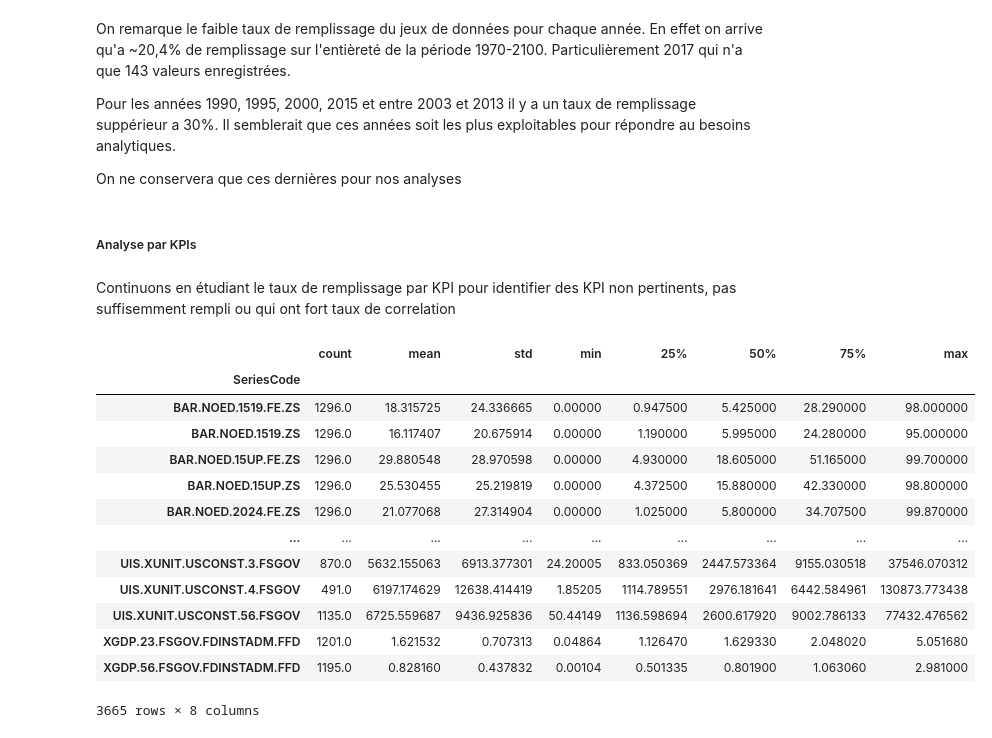
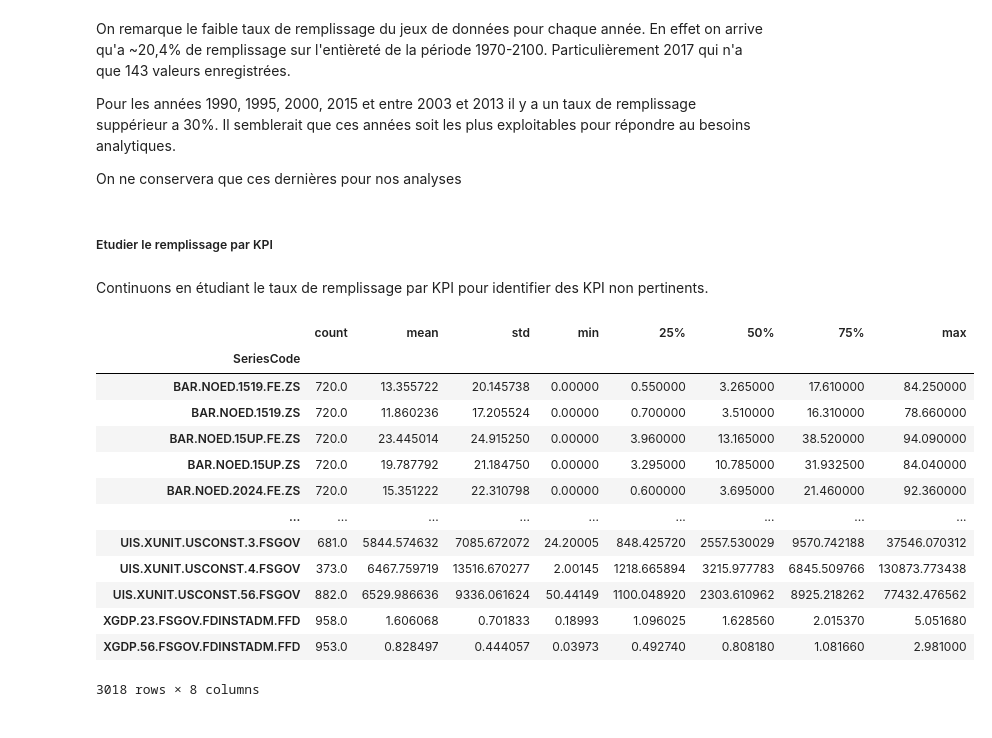
Before and after one commit to PAANNO/OPC-Data_Engineer, a Jupyter notebook: OPC2-Analysez les données de systèmes éducatifs/notebooks/Analyse des données.ipynb, the cells around one changed output. Drawn from its saved outputs; the diff is of its cells as text; code cells hidden in the pictures.

Commit message:
Analyse axée métier pour filtrer les KPIs

```diff
--- a/OPC2-Analysez les données de systèmes éducatifs/notebooks/Analyse des données.ipynb
+++ b/OPC2-Analysez les données de systèmes éducatifs/notebooks/Analyse des données.ipynb
@@ -509,35 +509,34 @@ country_kpi_relevant = country_kpi_dfs["data"][['CountryCode', 'SeriesCode'] + [
 future_years = [str(year) for year in range(2020, 2101) if str(year) in country_kpi_dfs["data"].columns]
 projected_data = country_kpi_dfs["data"].loc[:, ['CountryCode', 'SeriesCode'] + future_years]
 # %% [markdown]
-##### Analyse par KPIs
+##### Etudier le remplissage par KPI
 # %% [markdown]
-Continuons en étudiant le taux de remplissage par KPI pour identifier des KPI non pertinents, pas suffisemment rempli ou qui ont fort taux de correlation
+Continuons en étudiant le taux de remplissage par KPI pour identifier des KPI non pertinents.
 # %%
 # Passage en format long pour analyse des KPI
-year_cols = rl_dfs["data"].loc[:, '1970':'2100'].columns
-long_data_df = rl_dfs["data"].melt(
+long_data_df = country_kpi_relevant.melt(
     id_vars=["CountryCode", "SeriesCode"],
-    value_vars=year_cols,
+    value_vars=[str(year) for year in relevent_years],
     var_name="Year",
     value_name="Value"
 )
 
 long_data_df.groupby("SeriesCode")["Value"].describe()
 # %% [output]
 |  | count | mean | std | min | 25% | 50% | 75% | max |
 | SeriesCode |  |  |  |  |  |  |  |  |
-| BAR.NOED.1519.FE.ZS | 1296.0 | 18.315725 | 24.336665 | 0.00000 | 0.947500 | 5.425000 | 28.290000 | 98.000000 |
-| BAR.NOED.1519.ZS | 1296.0 | 16.117407 | 20.675914 | 0.00000 | 1.190000 | 5.995000 | 24.280000 | 95.000000 |
-| BAR.NOED.15UP.FE.ZS | 1296.0 | 29.880548 | 28.970598 | 0.00000 | 4.930000 | 18.605000 | 51.165000 | 99.700000 |
-| BAR.NOED.15UP.ZS | 1296.0 | 25.530455 | 25.219819 | 0.00000 | 4.372500 | 15.880000 | 42.330000 | 98.800000 |
-| BAR.NOED.2024.FE.ZS | 1296.0 | 21.077068 | 27.314904 | 0.00000 | 1.025000 | 5.800000 | 34.707500 | 99.870000 |
+| BAR.NOED.1519.FE.ZS | 720.0 | 13.355722 | 20.145738 | 0.00000 | 0.550000 | 3.265000 | 17.610000 | 84.250000 |
+| BAR.NOED.1519.ZS | 720.0 | 11.860236 | 17.205524 | 0.00000 | 0.700000 | 3.510000 | 16.310000 | 78.660000 |
+| BAR.NOED.15UP.FE.ZS | 720.0 | 23.445014 | 24.915250 | 0.00000 | 3.960000 | 13.165000 | 38.520000 | 94.090000 |
+| BAR.NOED.15UP.ZS | 720.0 | 19.787792 | 21.184750 | 0.00000 | 3.295000 | 10.785000 | 31.932500 | 84.040000 |
+| BAR.NOED.2024.FE.ZS | 720.0 | 15.351222 | 22.310798 | 0.00000 | 0.600000 | 3.695000 | 21.460000 | 92.360000 |
 | ... | ... | ... | ... | ... | ... | ... | ... | ... |
-| UIS.XUNIT.USCONST.3.FSGOV | 870.0 | 5632.155063 | 6913.377301 | 24.20005 | 833.050369 | 2447.573364 | 9155.030518 | 37546.070312 |
-| UIS.XUNIT.USCONST.4.FSGOV | 491.0 | 6197.174629 | 12638.414419 | 1.85205 | 1114.789551 | 2976.181641 | 6442.584961 | 130873.773438 |
-| UIS.XUNIT.USCONST.56.FSGOV | 1135.0 | 6725.559687 | 9436.925836 | 50.44149 | 1136.598694 | 2600.617920 | 9002.786133 | 77432.476562 |
-| XGDP.23.FSGOV.FDINSTADM.FFD | 1201.0 | 1.621532 | 0.707313 | 0.04864 | 1.126470 | 1.629330 | 2.048020 | 5.051680 |
-| XGDP.56.FSGOV.FDINSTADM.FFD | 1195.0 | 0.828160 | 0.437832 | 0.00104 | 0.501335 | 0.801900 | 1.063060 | 2.981000 |
+| UIS.XUNIT.USCONST.3.FSGOV | 681.0 | 5844.574632 | 7085.672072 | 24.20005 | 848.425720 | 2557.530029 | 9570.742188 | 37546.070312 |
+| UIS.XUNIT.USCONST.4.FSGOV | 373.0 | 6467.759719 | 13516.670277 | 2.00145 | 1218.665894 | 3215.977783 | 6845.509766 | 130873.773438 |
+| UIS.XUNIT.USCONST.56.FSGOV | 882.0 | 6529.986636 | 9336.061624 | 50.44149 | 1100.048920 | 2303.610962 | 8925.218262 | 77432.476562 |
+| XGDP.23.FSGOV.FDINSTADM.FFD | 958.0 | 1.606068 | 0.701833 | 0.18993 | 1.096025 | 1.628560 | 2.015370 | 5.051680 |
+| XGDP.56.FSGOV.FDINSTADM.FFD | 953.0 | 0.828497 | 0.444057 | 0.03973 | 0.492740 | 0.808180 | 1.081660 | 2.981000 |
-3665 rows × 8 columns
+3018 rows × 8 columns
 # %%
 # Calcul des KPI avec les meilleurs taux de remplissage
 
```
Also changed, not shown: parts of 6 cells of this notebook.
